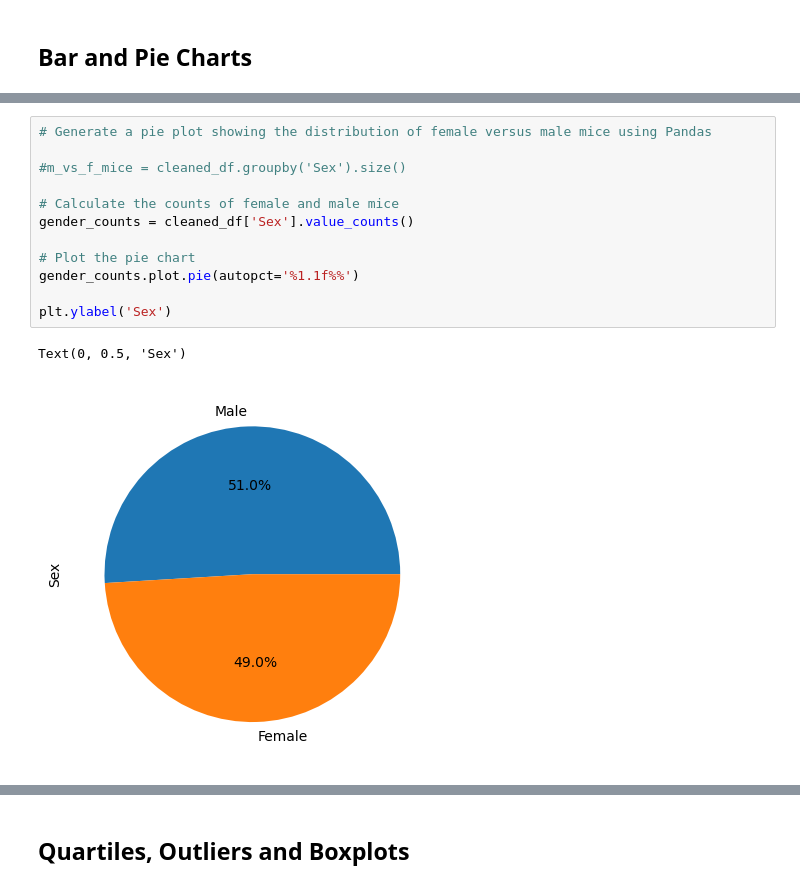
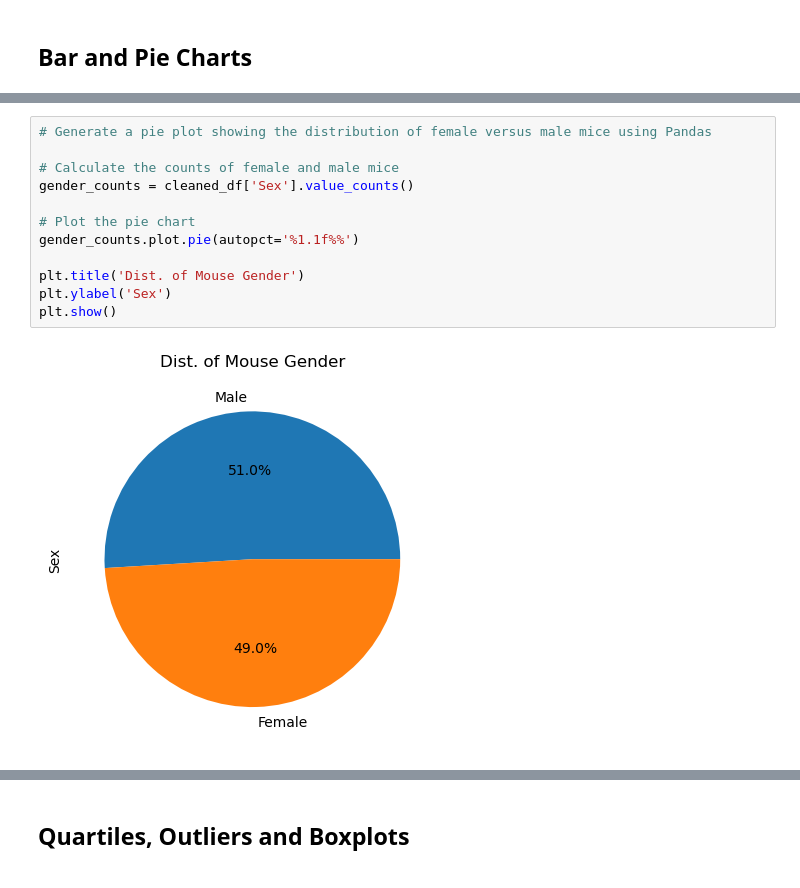
Before and after one commit to esbradshaw2/Pymaceuticals, a Jupyter notebook: pymaceuticals.ipynb, the cells around one changed output, grey strips where cells are left out. Cells and saved outputs as stored; diff of their text form.

Commit message:
all data and graphs debugged, comments cleaned, analysis complete

```diff
--- a/pymaceuticals.ipynb
+++ b/pymaceuticals.ipynb
@@ -115,18 +123,17 @@ plt.show()
 # %%
 # Generate a pie plot showing the distribution of female versus male mice using Pandas
-
-#m_vs_f_mice = cleaned_df.groupby('Sex').size()
 
 # Calculate the counts of female and male mice
 gender_counts = cleaned_df['Sex'].value_counts()
 
 # Plot the pie chart
 gender_counts.plot.pie(autopct='%1.1f%%')
 
+plt.title('Dist. of Mouse Gender')
 plt.ylabel('Sex')
+plt.show()
 # %% [output]
-Text(0, 0.5, 'Sex')
-[figure, old version]
+[figure, new version]
 # %%
 # Generate a pie plot showing the distribution of female versus male mice using pyplot
 
```
Also changed, not shown: parts of 12 cells of this notebook.
